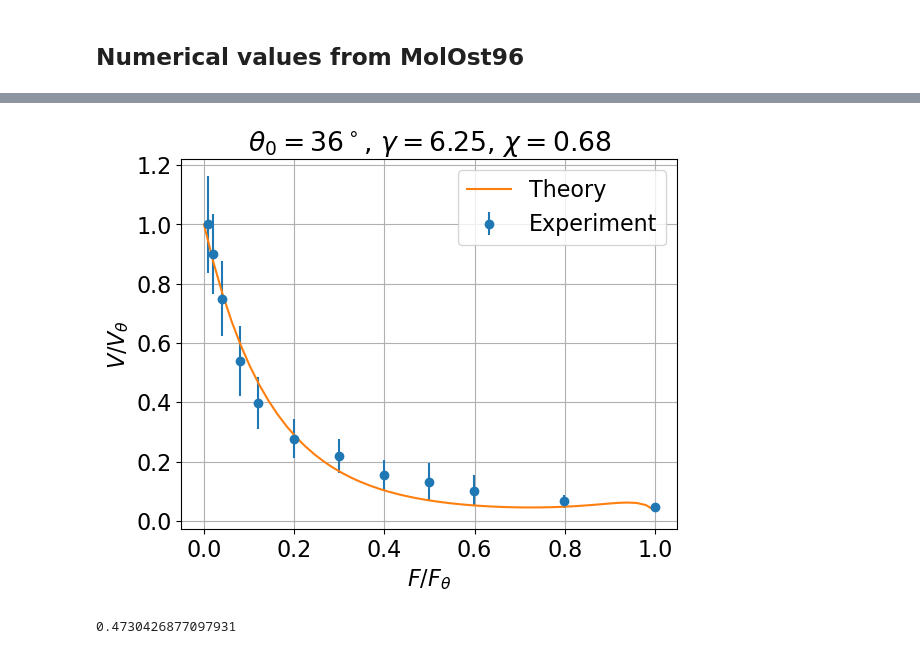
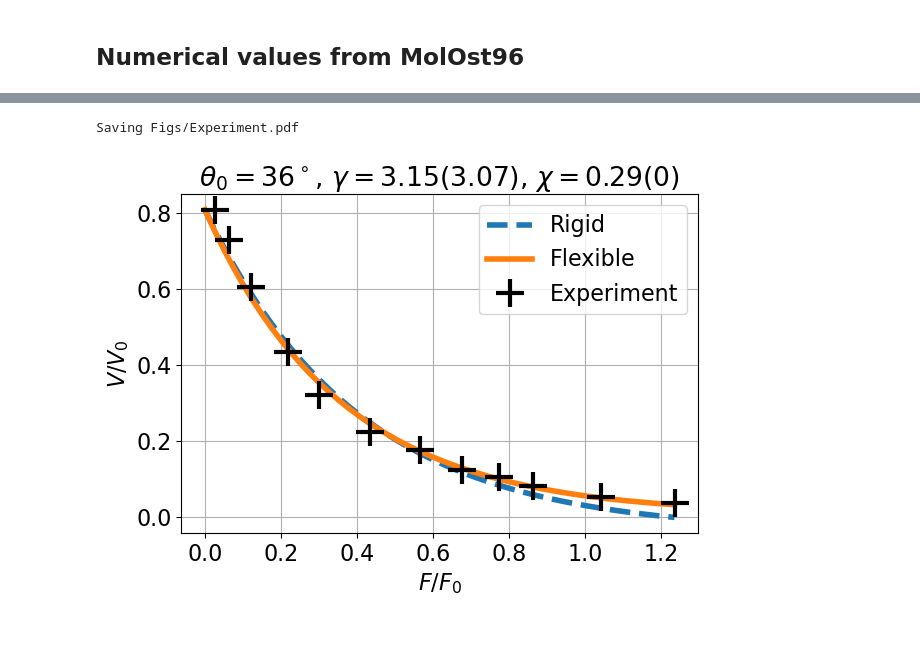
Before and after one commit to gawthrop/ActinRod24, a Jupyter notebook: ActinRod.ipynb, the cells around one changed output, grey strips where cells are left out. Saved outputs shown, nothing was run; the diff lists cells and outputs as text; code cells hidden in the pictures.

```diff
--- a/ActinRod.ipynb
+++ b/ActinRod.ipynb
@@ -879,7 +858,7 @@ Savefig('FV_flex')
 ## Incidence angle theta - flexible filament
 ## Plot curve V - F
 
-usingFs=True
+usingFs=False
 
 Chi = np.array([0,chi,1])
 
@@ -924,9 +903,9 @@ for ch in Chi:
 
 #     plt.plot(FF,eps*180/pi,lw=lw,label=label)
 if usingFs:
-    xlabel = '$F/F_\\theta$'
+    xlabel = '$F_m/F_\\theta$'
 else:
-    xlabel = '$F/F_0$'
+    xlabel = '$F_m/F_0$'
 plt.xlabel(xlabel)
 plt.title(f'$F_0 = {F0*1e12:0.2f}$ pN, $V_0 = {V0*1e6:0.2f}~\mu m/s$, $\\theta_0={Theta0*180/pi:0.2f}$')
 plt.ylabel('$V_m/V_0$')
@@ -1047,4 +1033,5 @@ min chi: 0.47
 # %%
+## Velocity data
 dat = np.array(
     [
     [10,6.31,1.03],
@@ -1062,7 +1049,7 @@ dat = np.array(
 ])
 
 datT = dat.T
-F_dat = datT[0]
+F_0_dat = datT[0]
 V_dat = datT[1]
 sd_dat = datT[2]
 
@@ -1070,0 +1086,10 @@ sd_dat = datT[2]
+# %%
+## Use polynomial to interpolate density data
+deg = 2
+coeff=np.polyfit(F_dens, D_dens, deg)
+print(coeff)
+
+D = np.polyval(coeff,F_0_dat)
+
+plt.plot(F_0_dat,D)
+plt.plot(F_dens,D_dens)
@@ -1162,23 +1241,27 @@ gamma_est = 6.246333917391744
 # %%
-plt.errorbar(F_dat/F_th_est,V_dat/V_th_est,sd_dat/V_th_est,fmt='o',label='Experiment')
-VV,eps =  FVnormFlex(FF,gamma=gamma_est,theta0=theta0,chi=chi_est,normaliseTheta=True)
-plt.plot(FF,VV,label=f'Theory')
+## Plot
+FF_max = max(F_dat/F0_est)
+FF = np.linspace(0,FF_max)
+
+## Rigid result
+VV,eps =  FVnormFlex(FF,gamma=gamma_est_0,theta0=theta0,chi=0)
+plt.plot(FF,VV,lw=4,label=f'Rigid', ls='dashed')
+
+## Flexible result
+VV,eps =  FVnormFlex(FF,gamma=gamma_est_chi,theta0=theta0,chi=chi_est)
+plt.plot(FF,VV,lw=4,label=f'Flexible')
+
+plt.plot(F_dat/F0_est,V_dat/V0_est,'+',markersize=20,markeredgewidth=3,color='black',label='Experiment')
 plt.grid()
-plt.xlabel('$F/F_\\theta$')
-plt.ylabel('$V/V_\\theta$')
+plt.xlabel('$F/F_0$')
+plt.ylabel('$V/V_0$')
 plt.legend()
 title = ''
-# title += f'$F_\\theta = {(F_th_est/1e3):0.2f} MPa$'
-# title += f', $V_\\theta={(V_th_est/60):0.2f}~\mu m /s$'
 title += f'$\\theta_0={(theta0*180/pi):0.0f}^\circ$'
-title += f', $\gamma={gamma_est:0.2f}$'
-title += f', $\chi = {chi_est:0.2f}$'
+title += f', $\gamma={gamma_est_chi:0.2f}({gamma_est_0:0.2f})$'
+title += f', $\chi = {chi_est:0.2f}(0)$'
 plt.title(title)
-# plt.title(f'$F_\\theta={F_th_est/1e3:0.2f}$ MPa, $V_\\theta={(V_th_est/60):0.2f}~\\mu m /s$, $\\gamma={gamma_est:0.1f}$' )
 Savefig('Experiment')
 # %% [output]
+Saving Figs/Experiment.pdf
-[figure, old version]
+[figure, new version]
-# %%
-print(chi)
-# %% [output]
-0.4730426877097931
```
Also changed, not shown: parts of 56 cells of this notebook, 4 other files.
